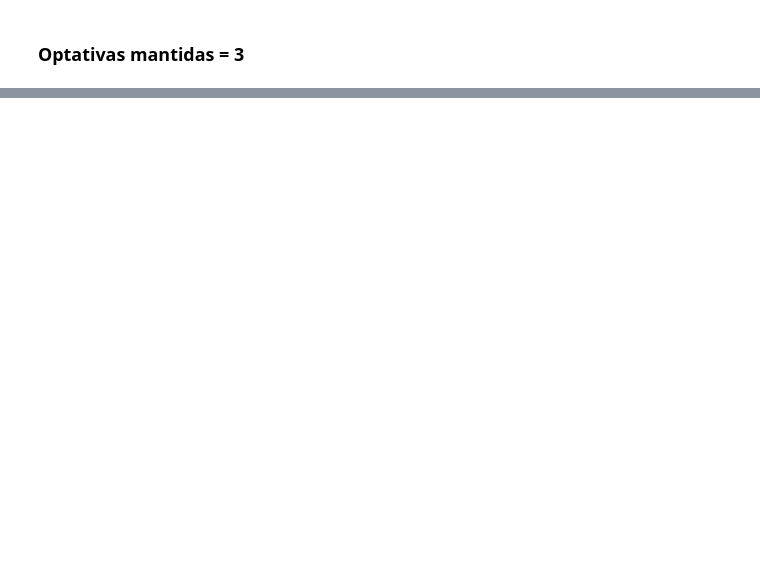
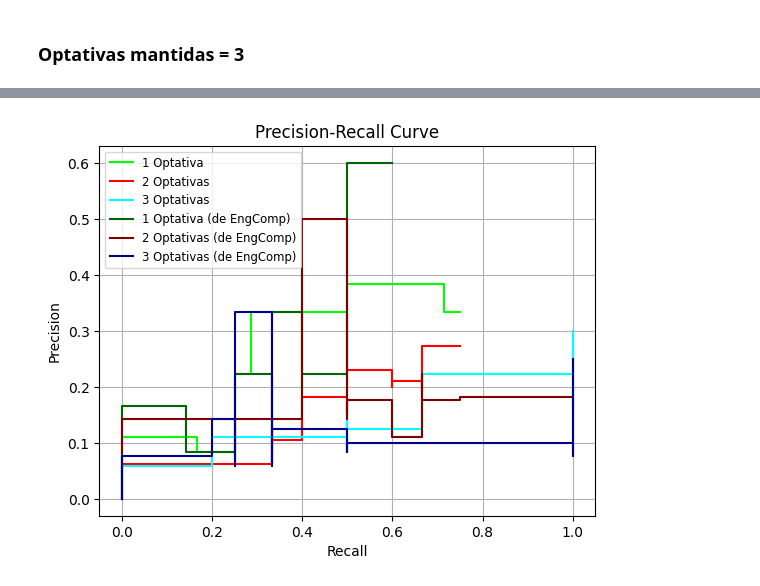
Before and after one commit to cesarvial/TCC_graphs_study, a Jupyter notebook: link_prediction/link_prediction_communities.ipynb, the cells around one changed output, grey strips where cells are left out. Cells and saved outputs as stored; diff of their text form; code cells hidden in the pictures; blank space fills up the shorter version.

```diff
--- a/link_prediction/link_prediction_communities.ipynb
+++ b/link_prediction/link_prediction_communities.ipynb
@@ -283,7 +283,9 @@ def remove_random_nodes(g):
     return new_g
 
 # Dado um grafo de estudante, remove todas as arestas de todos menos 1 nó de optativa
-def maintain_one_opt_node(g, n_maintained=1):
+# n_maintained é o número de disciplinas que devem ser mantidas no grafo para testes
+# eng_comp_only é uma flag que indica se todo tipo de disciplina pode ser mantida, ou se apenas disciplinas de eng_comp
+def maintain_one_opt_node(g, n_maintained=1, eng_comp_only=False):
     # Busca quais são os vértices de disciplinas optativas
     disciplinas = df_844_optativas["CODIGO"].unique()
     nodes_with_edges = [node for node in g.nodes() if g.degree[node] > 0]
@@ -297,7 +299,16 @@ def maintain_one_opt_node(g, n_maintained=1):
     # mantém n_maintained disicplinas, logo retira n_maintained da lista de nós que serão removidos
     print("ALL OPTS: ", opt_nodes_with_edges)
     for i in range(n_maintained):
-        opt_nodes_with_edges.pop()
+        # Remove apenas disciplinas de Computação
+        if eng_comp_only:
+            for j in range(len(opt_nodes_with_edges)):
+                print(opt_nodes_with_edges[j])
+                if 'CS' in opt_nodes_with_edges[j] or 'EE' in opt_nodes_with_edges[j]:
+                    opt_nodes_with_edges.pop(j)
+                    break
+        # Remove uma disciplina qualquer
+        else :
+            opt_nodes_with_edges.pop()
     print("REMOVED OPTS: ", opt_nodes_with_edges)
     #print("Removed Opts:", opt_nodes_with_edges)
     new_g = g.copy()
@@ -386,6 +397,7 @@ def calc_precision_and_recall(opts, recom, k=-1):
     #print("Precision: ", precision, "Recall: ", recall)
     return precision, recall
 
+'''
 # Auxiliar para calulcar o DGC
 def calc_DCG_value(rel_i, i):
     return (np.power(2, rel_i) - 1)/np.log2(i+1+1)
@@ -415,3 +427,4 @@ def calc_NDCG(opts, recom):
     ndcg = dcg/idcg
     print("DCG:", dcg, ";   IDCG:", idcg, ";   NDCG: ", ndcg)
     return ndcg
+'''
@@ -659,0 +802,25 @@ ZeroDivisionError: division by zero
+# %%
+# Plota tudo junto
+
+# plota a curva do precision and recall, para os 3 casos
+fig, ax = plt.subplots()
+display_1 = PrecisionRecallDisplay(precision=precisions_1, recall=recalls_1)
+display_1.plot(ax=ax, name="1 Optativa", color="lime")
+display_2 = PrecisionRecallDisplay(precision=precisions_2, recall=recalls_2)
+display_2.plot(ax=ax, name="2 Optativas", color="red")
+display_3 = PrecisionRecallDisplay(precision=precisions_3, recall=recalls_3)
+display_3.plot(ax=ax, name="3 Optativas", color="cyan")
+display_1_engcomp = PrecisionRecallDisplay(precision=precisions_1_engcomp, recall=recalls_1_engcomp)
+display_1_engcomp.plot(ax=ax, name="1 Optativa (de EngComp)", color="darkgreen")
+display_2_engcomp = PrecisionRecallDisplay(precision=precisions_2_engcomp, recall=recalls_2_engcomp)
+display_2_engcomp.plot(ax=ax, name="2 Optativas (de EngComp)", color="maroon")
+display_3_engcomp = PrecisionRecallDisplay(precision=precisions_3_engcomp, recall=recalls_3_engcomp)
+display_3_engcomp.plot(ax=ax, name="3 Optativas (de EngComp)", color="darkblue")
+plt.legend(loc="upper left", fontsize="small")
+plt.xlabel('Recall')
+plt.ylabel('Precision')
+plt.title('Precision-Recall Curve')
+plt.grid(True)
+plt.show()
+# %% [output]
+[figure, added]
```
Also changed, not shown: parts of 14 cells of this notebook, 2 other files.
